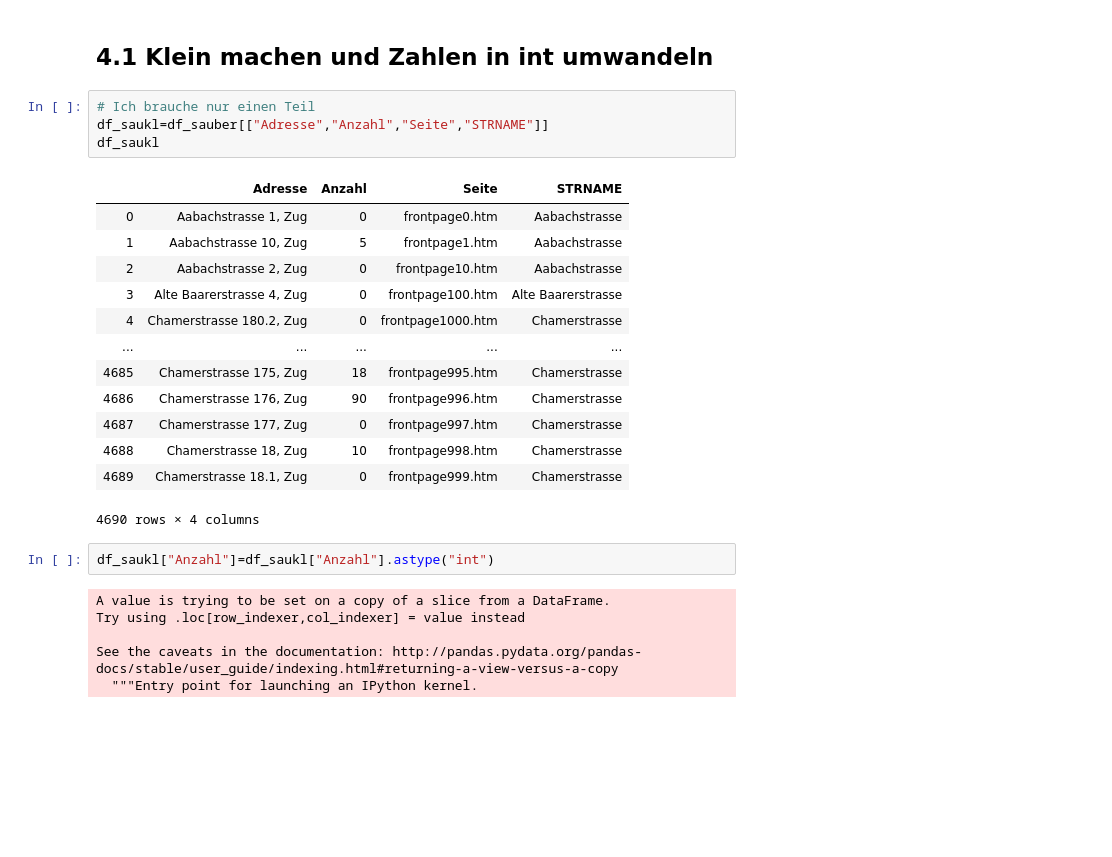
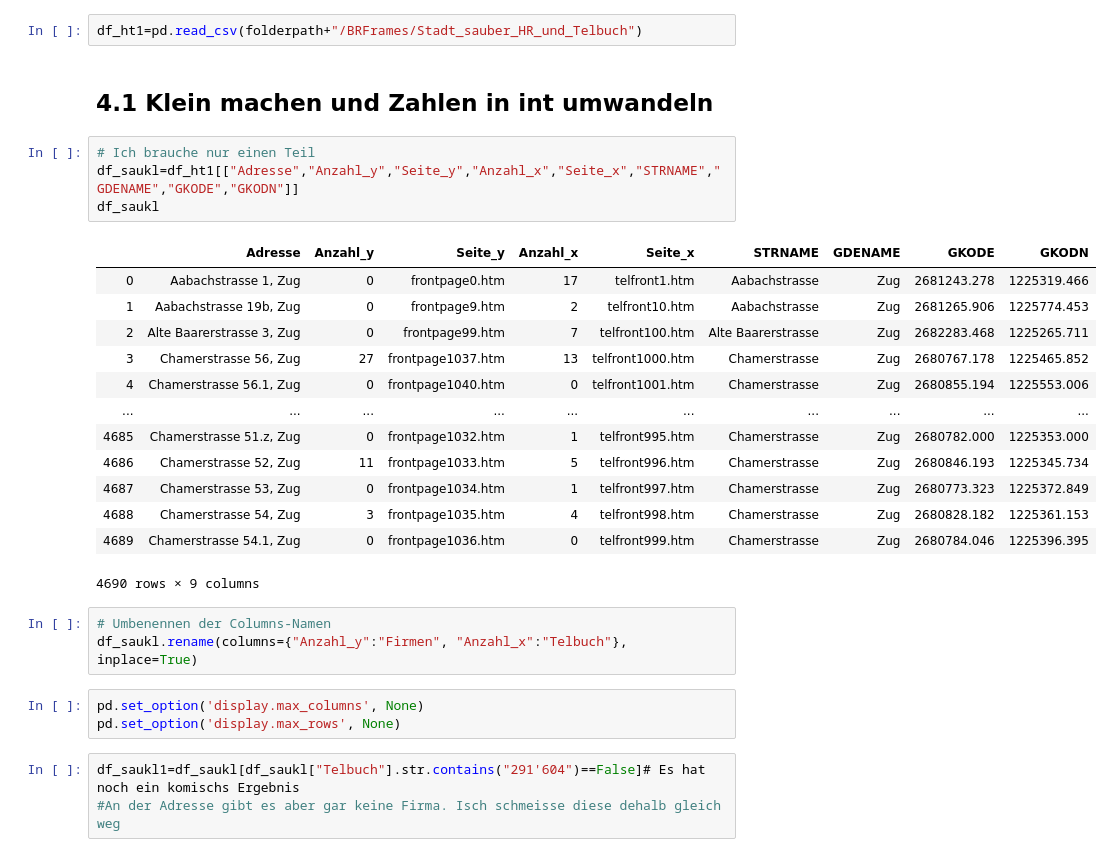
Before and after one commit to ZoeGwerder/hello-world, a Jupyter notebook: 00 Abschlussprojekt Briefkastenfirmen/01 Endcode Briefkastenfirmen.ipynb, the cells around one changed output. Cells and saved outputs as stored; diff of their text form; blank space fills up the shorter version.

```diff
--- a/00 Abschlussprojekt Briefkastenfirmen/01 Endcode Briefkastenfirmen.ipynb
+++ b/00 Abschlussprojekt Briefkastenfirmen/01 Endcode Briefkastenfirmen.ipynb
@@ -225,28 +376,31 @@ df_sauber=pd.read_csv(folderpath+"/BRFrames/Stadt_Zug_sauber")
+# %%
+df_ht1=pd.read_csv(folderpath+"/BRFrames/Stadt_sauber_HR_und_Telbuch")
 # %% [markdown]
 ## 4.1 Klein machen und Zahlen in int umwandeln
 # %%
 # Ich brauche nur einen Teil
-df_saukl=df_sauber[["Adresse","Anzahl","Seite","STRNAME"]]
+df_saukl=df_ht1[["Adresse","Anzahl_y","Seite_y","Anzahl_x","Seite_x","STRNAME","GDENAME","GKODE","GKODN"]]
 df_saukl
 # %% [output]
-|  | Adresse | Anzahl | Seite | STRNAME |
-| 0 | Aabachstrasse 1, Zug | 0 | frontpage0.htm | Aabachstrasse |
-| 1 | Aabachstrasse 10, Zug | 5 | frontpage1.htm | Aabachstrasse |
-| 2 | Aabachstrasse 2, Zug | 0 | frontpage10.htm | Aabachstrasse |
-| 3 | Alte Baarerstrasse 4, Zug | 0 | frontpage100.htm | Alte Baarerstrasse |
-| 4 | Chamerstrasse 180.2, Zug | 0 | frontpage1000.htm | Chamerstrasse |
-| ... | ... | ... | ... | ... |
-| 4685 | Chamerstrasse 175, Zug | 18 | frontpage995.htm | Chamerstrasse |
-| 4686 | Chamerstrasse 176, Zug | 90 | frontpage996.htm | Chamerstrasse |
-| 4687 | Chamerstrasse 177, Zug | 0 | frontpage997.htm | Chamerstrasse |
-| 4688 | Chamerstrasse 18, Zug | 10 | frontpage998.htm | Chamerstrasse |
-| 4689 | Chamerstrasse 18.1, Zug | 0 | frontpage999.htm | Chamerstrasse |
+|  | Adresse | Anzahl_y | Seite_y | Anzahl_x | Seite_x | STRNAME | GDENAME | GKODE | GKODN |
+| 0 | Aabachstrasse 1, Zug | 0 | frontpage0.htm | 17 | telfront1.htm | Aabachstrasse | Zug | 2681243.278 | 1225319.466 |
+| 1 | Aabachstrasse 19b, Zug | 0 | frontpage9.htm | 2 | telfront10.htm | Aabachstrasse | Zug | 2681265.906 | 1225774.453 |
+| 2 | Alte Baarerstrasse 3, Zug | 0 | frontpage99.htm | 7 | telfront100.htm | Alte Baarerstrasse | Zug | 2682283.468 | 1225265.711 |
+| 3 | Chamerstrasse 56, Zug | 27 | frontpage1037.htm | 13 | telfront1000.htm | Chamerstrasse | Zug | 2680767.178 | 1225465.852 |
+| 4 | Chamerstrasse 56.1, Zug | 0 | frontpage1040.htm | 0 | telfront1001.htm | Chamerstrasse | Zug | 2680855.194 | 1225553.006 |
+| ... | ... | ... | ... | ... | ... | ... | ... | ... | ... |
+| 4685 | Chamerstrasse 51.z, Zug | 0 | frontpage1032.htm | 1 | telfront995.htm | Chamerstrasse | Zug | 2680782.000 | 1225353.000 |
+| 4686 | Chamerstrasse 52, Zug | 11 | frontpage1033.htm | 5 | telfront996.htm | Chamerstrasse | Zug | 2680846.193 | 1225345.734 |
+| 4687 | Chamerstrasse 53, Zug | 0 | frontpage1034.htm | 1 | telfront997.htm | Chamerstrasse | Zug | 2680773.323 | 1225372.849 |
+| 4688 | Chamerstrasse 54, Zug | 3 | frontpage1035.htm | 4 | telfront998.htm | Chamerstrasse | Zug | 2680828.182 | 1225361.153 |
+| 4689 | Chamerstrasse 54.1, Zug | 0 | frontpage1036.htm | 0 | telfront999.htm | Chamerstrasse | Zug | 2680784.046 | 1225396.395 |
-4690 rows × 4 columns
+4690 rows × 9 columns
-# %%
-df_saukl["Anzahl"]=df_saukl["Anzahl"].astype("int")
-# %% [output]
-A value is trying to be set on a copy of a slice from a DataFrame.
-Try using .loc[row_indexer,col_indexer] = value instead
-
-See the caveats in the documentation: http://pandas.pydata.org/pandas-docs/stable/user_guide/indexing.html#returning-a-view-versus-a-copy
-  """Entry point for launching an IPython kernel.
+# %%
+# Umbenennen der Columns-Namen
+df_saukl.rename(columns={"Anzahl_y":"Firmen", "Anzahl_x":"Telbuch"}, inplace=True)
+# %%
+pd.set_option('display.max_columns', None)
+pd.set_option('display.max_rows', None)
+# %%
+df_saukl1=df_saukl[df_saukl["Telbuch"].str.contains("291'604")==False]# Es hat noch ein komischs Ergebnis
+#An der Adresse gibt es aber gar keine Firma. Isch schmeisse diese dehalb gleich weg
```
Also changed, not shown: parts of 81 cells of this notebook, 6 other files.
